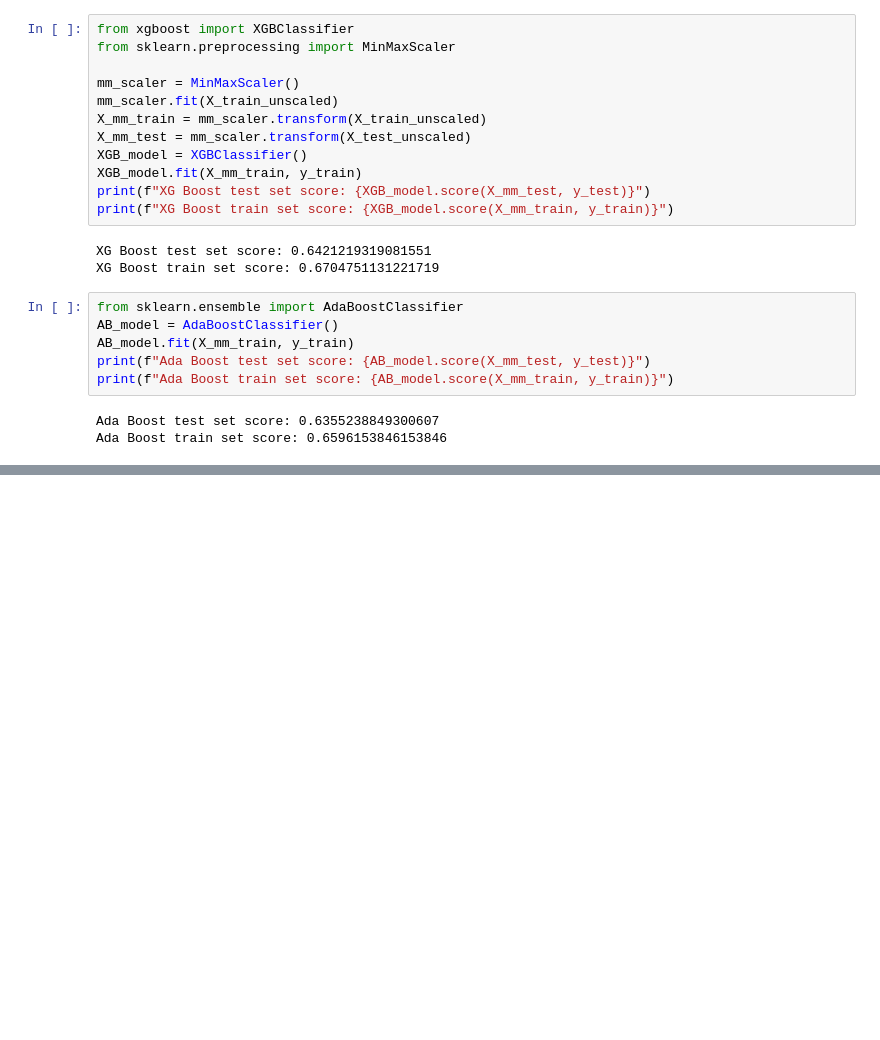
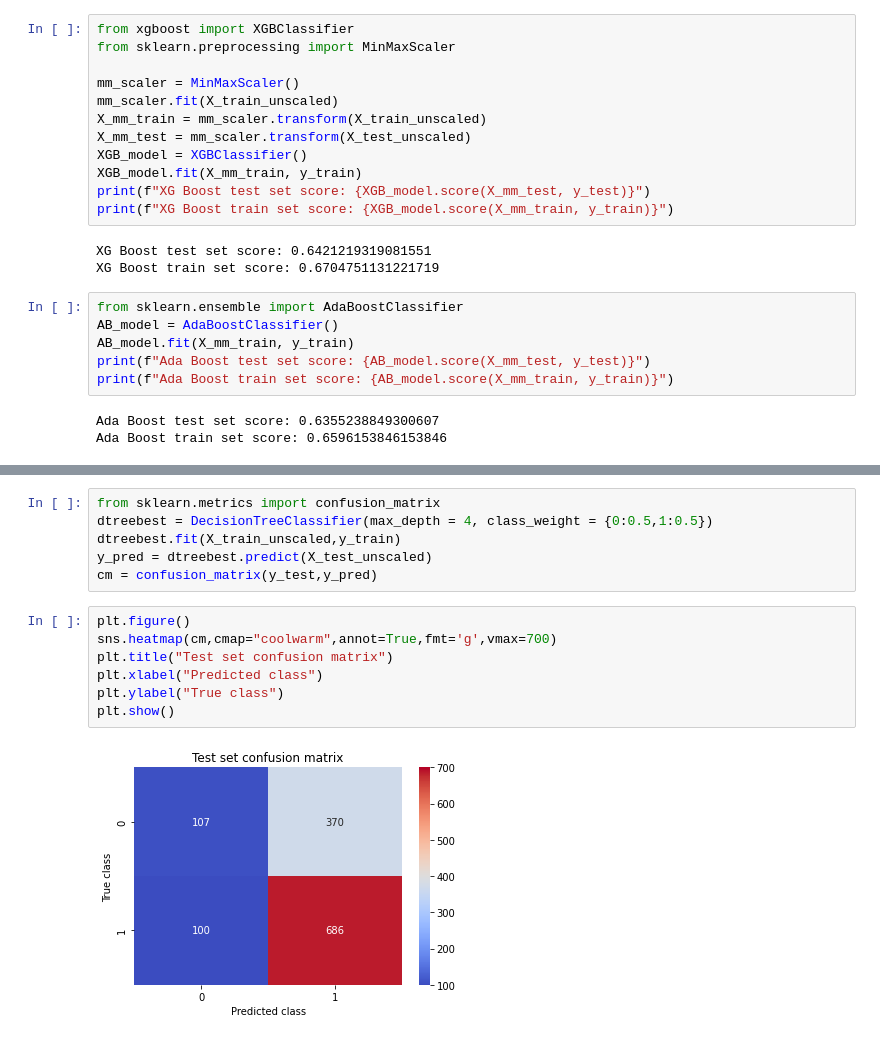
Before and after one commit to rts1988/Duolingo_spaced_repetition, a Jupyter notebook: Duolingo_q1studentcharacteristics_withsessionseen.ipynb, the cells around one changed output, grey strips where cells are left out. Drawn from its saved outputs; the diff is of its cells as text; blank space fills up the shorter version.

```diff
--- a/Duolingo_q1studentcharacteristics_withsessionseen.ipynb
+++ b/Duolingo_q1studentcharacteristics_withsessionseen.ipynb
@@ -221,0 +442,15 @@ With session seen and history fraction added in, performance is slightly improve
+# %%
+from sklearn.metrics import confusion_matrix
+dtreebest = DecisionTreeClassifier(max_depth = 4, class_weight = {0:0.5,1:0.5})
+dtreebest.fit(X_train_unscaled,y_train)
+y_pred = dtreebest.predict(X_test_unscaled)
+cm = confusion_matrix(y_test,y_pred)
+# %%
+plt.figure()
+sns.heatmap(cm,cmap="coolwarm",annot=True,fmt='g',vmax=700)
+plt.title("Test set confusion matrix")
+plt.xlabel("Predicted class")
+plt.ylabel("True class")
+plt.show()
+# %% [output]
+[figure, added]
```
Also changed, not shown: parts of 81 cells of this notebook.
